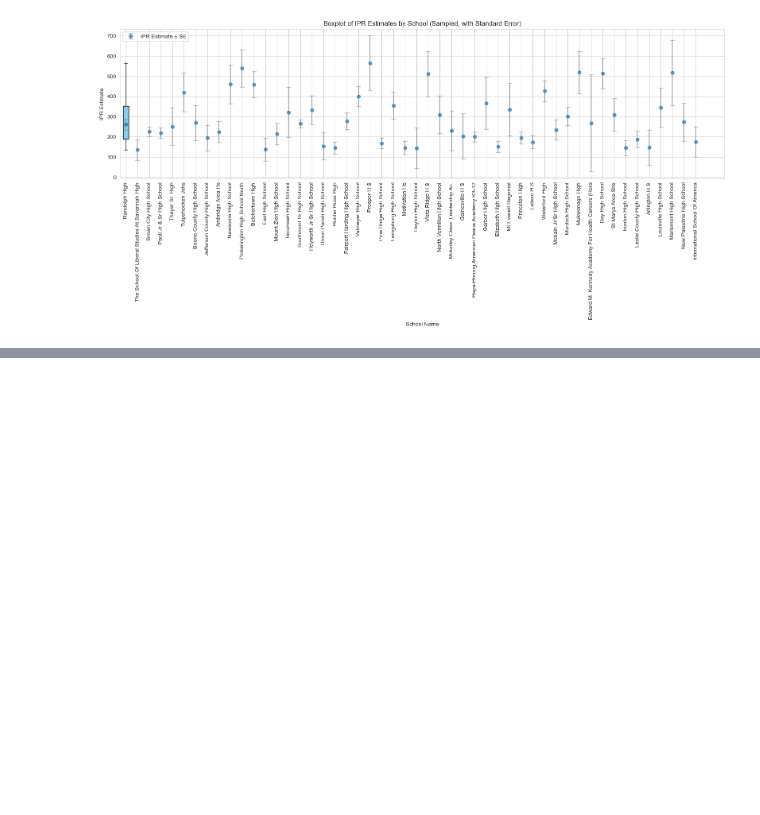
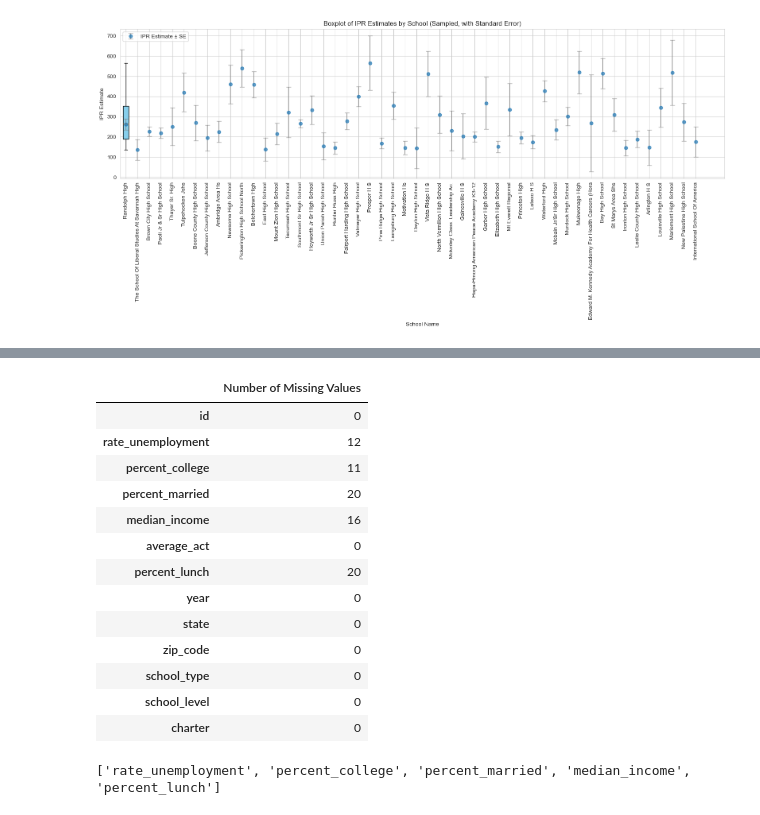
Before and after one commit to belvilleh/education, a Jupyter notebook: code/Education.ipynb, the cells around one changed output, grey strips where cells are left out. Drawn from its saved outputs; the diff is of its cells as text; code cells hidden in the pictures; blank space fills up the shorter version.

```diff
--- a/code/Education.ipynb
+++ b/code/Education.ipynb
@@ -331,0 +442,21 @@ plt.show()
+# %%
+# Remove rows with missing average ACT scores for analysis
+df = df.dropna(subset='average_act')
+# %%
+# View total missing values by column, verify all missing values for average_act have been removed
+df.isna().sum().to_frame(name='Number of Missing Values')
+# %% [output]
+|  | Number of Missing Values |
+| id | 0 |
+| rate_unemployment | 12 |
+| percent_college | 11 |
+| percent_married | 20 |
+| median_income | 16 |
+| average_act | 0 |
+| percent_lunch | 20 |
+| year | 0 |
+| state | 0 |
+| zip_code | 0 |
+| school_type | 0 |
+| school_level | 0 |
+| charter | 0 |
@@ -331,0 +479,6 @@ plt.show()
+# %%
+# Identify numerical predictor variables for imputation
+numerical_predictors = df[predictor_variables].select_dtypes(include=['number']).columns.to_list()
+print(numerical_predictors)
+# %% [output]
+['rate_unemployment', 'percent_college', 'percent_married', 'median_income', 'percent_lunch']
```
Also changed, not shown: parts of 40 cells of this notebook, 2 other files.
